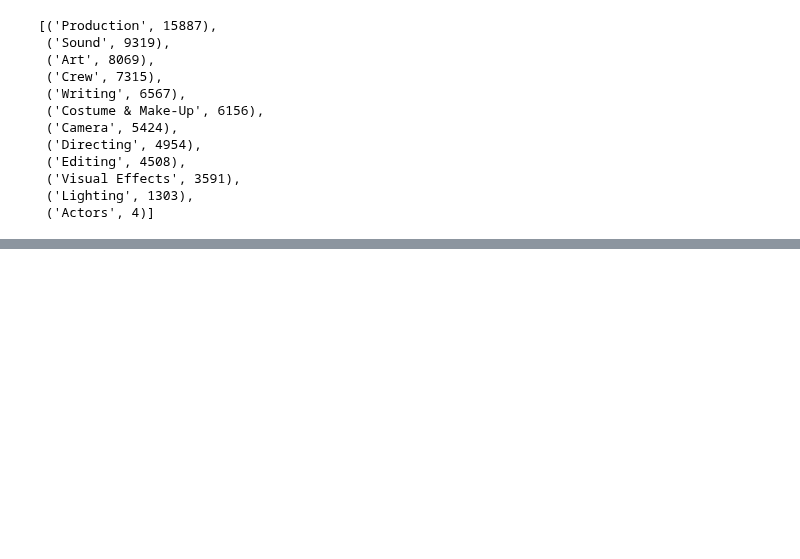
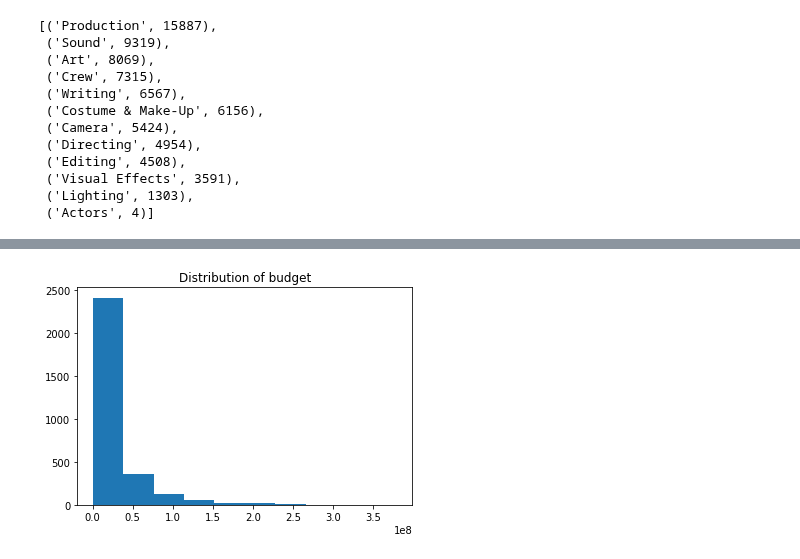
Before and after one commit to Kuntya/Capstone-Project-1, a Jupyter notebook: Capstone Project 1.ipynb, the cells around one changed output, grey strips where cells are left out. Saved outputs shown, nothing was run; the diff lists cells and outputs as text; code cells hidden in the pictures; blank space fills up the shorter version.

```diff
--- a/Capstone Project 1.ipynb
+++ b/Capstone Project 1.ipynb
@@ -555,0 +786,7 @@ Counter([i for j in list_of_crew_names for i in j]).most_common(15)
+# %%
+#Budget
+plt.hist(train['budget'])
+plt.title('Distribution of budget')
+plt.show()
+# %% [output]
+[figure, added]
```
Also changed, not shown: parts of 44 cells of this notebook.
